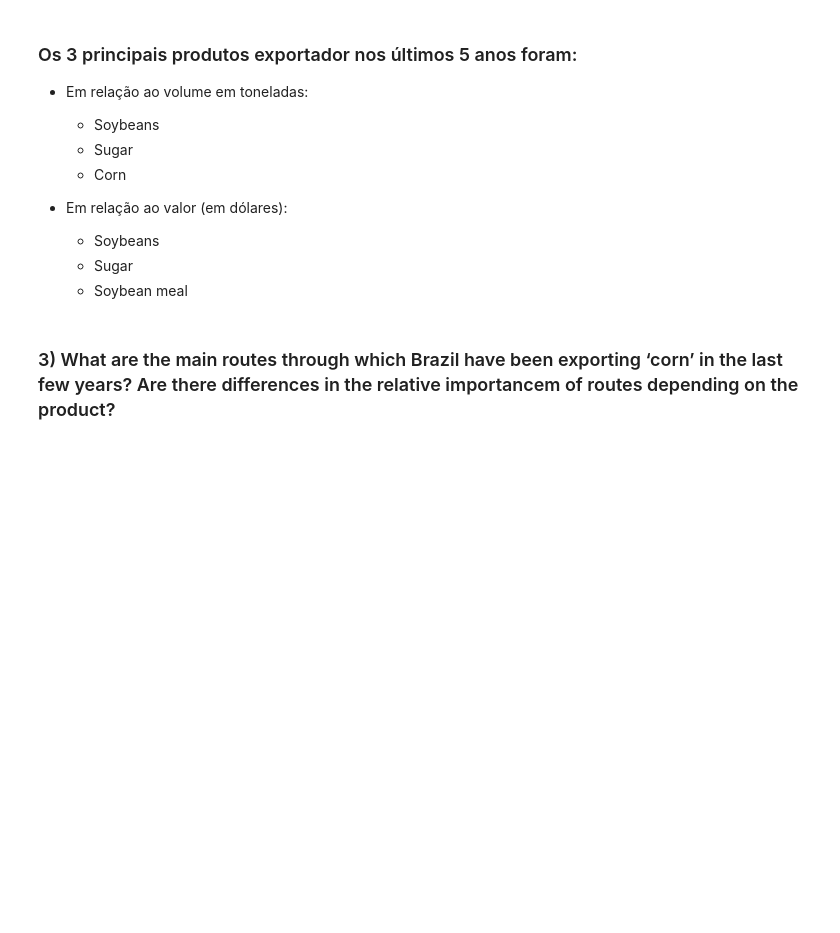
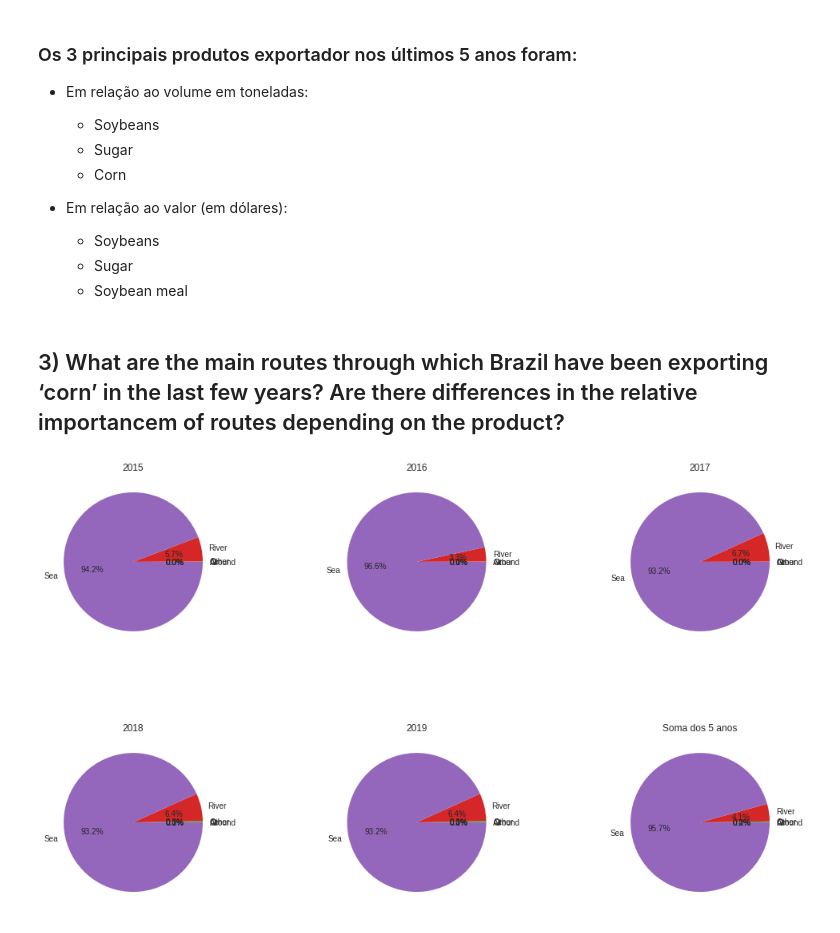
Before and after one commit to muriloms/cases-selecao-4intelligence, a Jupyter notebook: Case2/Case2 - Parte II - Respostas.ipynb, the cells around one changed output. Drawn from its saved outputs; the diff is of its cells as text; code cells hidden in the pictures; blank space fills up the shorter version.

```diff
--- a/Case2/Case2 - Parte II - Respostas.ipynb
+++ b/Case2/Case2 - Parte II - Respostas.ipynb
@@ -162,4 +170,4 @@ rank_top_3_exp
     - Sugar
     - Soybean meal
 # %% [markdown]
-### 3) What are the main routes through which Brazil have been exporting ‘corn’ in the last few years? Are there differences in the relative importancem of routes depending on the product?
+## 3) What are the main routes through which Brazil have been exporting ‘corn’ in the last few years? Are there differences in the relative importancem of routes depending on the product?
@@ -165,0 +187,50 @@ rank_top_3_exp
+# %%
+exp_corn_br_15 = exp_corn_br[exp_corn_br['year']==2015]
+exp_corn_br_15['perc_tons'] = np.round(exp_corn_br_15['tons'] / sum(exp_corn_br_15['tons']),4) * 100
+
+exp_corn_br_16 = exp_corn_br[exp_corn_br['year']==2016]
+exp_corn_br_16['perc_tons'] = np.round(exp_corn_br_16['tons'] / sum(exp_corn_br_16['tons']),4) * 100
+
+exp_corn_br_17 = exp_corn_br[exp_corn_br['year']==2017]
+exp_corn_br_17['perc_tons'] = np.round(exp_corn_br_17['tons'] / sum(exp_corn_br_16['tons']),4) * 100
+
+exp_corn_br_18 = exp_corn_br[exp_corn_br['year']==2018]
+exp_corn_br_18['perc_tons'] = np.round(exp_corn_br_18['tons'] / sum(exp_corn_br_16['tons']),4) * 100
+
+exp_corn_br_19 = exp_corn_br[exp_corn_br['year']==2018]
+exp_corn_br_19['perc_tons'] = np.round(exp_corn_br_19['tons'] / sum(exp_corn_br_19['tons']),4) * 100
+
+exp_corn_br_sum['perc_tons'] = np.round(exp_corn_br_sum['tons'] / sum(exp_corn_br_sum['tons']),4) * 100
+# %%
+# definir tamanho plot
+plt.figure(figsize=(18,16))
+plt.subplots_adjust(hspace=0.5)
+
+plt.subplot(3,3,1)
+plt.pie(exp_corn_br_15.perc_tons,  labels=exp_corn_br_16.route,autopct='%1.1f%%', shadow=False, startangle=0)
+plt.title(2015)
+
+plt.subplot(3,3,2)
+plt.pie(exp_corn_br_16.perc_tons,  labels=exp_corn_br_16.route,autopct='%1.1f%%', shadow=False, startangle=0)
+plt.title(2016)
+
+plt.subplot(3,3,3)
+plt.pie(exp_corn_br_17.perc_tons,  labels=exp_corn_br_16.route,autopct='%1.1f%%', shadow=False, startangle=0)
+plt.title(2017)
+
+plt.subplot(3,3,4)
+plt.pie(exp_corn_br_18.perc_tons,  labels=exp_corn_br_16.route,autopct='%1.1f%%', shadow=False, startangle=0)
+plt.title(2018)
+
+plt.subplot(3,3,5)
+plt.pie(exp_corn_br_19.perc_tons,  labels=exp_corn_br_16.route,autopct='%1.1f%%', shadow=False, startangle=0)
+plt.title(2019)
+
+plt.subplot(3,3,6)
+plt.pie(exp_corn_br_sum.perc_tons,  labels=exp_corn_br_16.route,autopct='%1.1f%%', shadow=False, startangle=0)
+plt.title('Soma dos 5 anos')
+
+
+plt.show()
+# %% [output]
+[figure, added]
```
Also changed, not shown: parts of 2 cells of this notebook.
